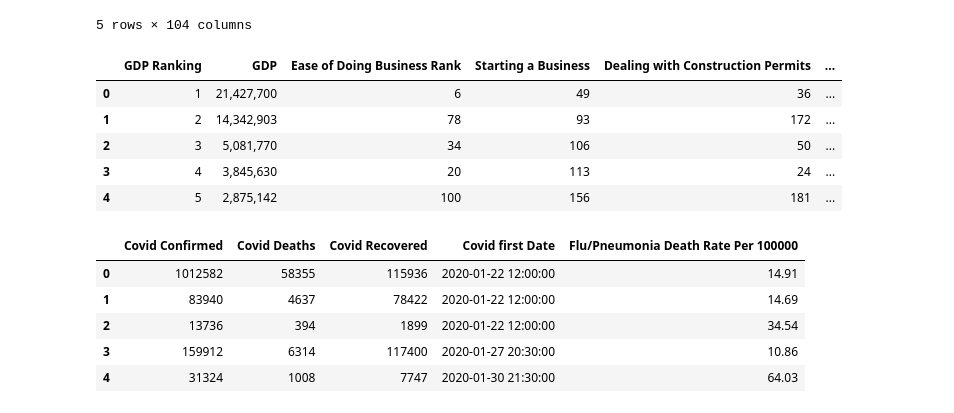
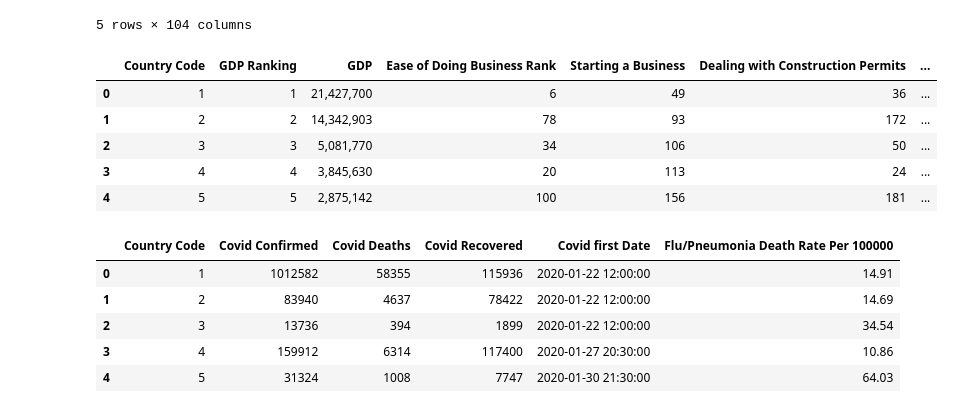
Before and after one commit to benwbarr/ETL-Project, a Jupyter notebook: DataSet1.ipynb, the cells around one changed output. Drawn from its saved outputs; the diff is of its cells as text; code cells hidden in the pictures.

Commit message:
Added country code to health and economy df's

```diff
--- a/DataSet1.ipynb
+++ b/DataSet1.ipynb
@@ -276,24 +276,26 @@ data_merge.head()
 # %%
 Economy = data_merge.drop(data_merge.columns[[0,]], axis = 1)
 Final_Economy = Economy.drop(Economy.columns.to_series()["Population Rank":"Flu/Pneumonia Death Rate Per 100000"], axis=1)
+Final_Economy.insert(0, 'Country Code', range(1, 1 + len(Final_Economy)))
 Final_Economy.head()
 # %% [output]
-|  | GDP Ranking | GDP | Ease of Doing Business Rank | Starting a Business | Dealing with Construction Permits | ... |
-| 0 | 1 | 21,427,700 | 6 | 49 | 36 | ... |
-| 1 | 2 | 14,342,903 | 78 | 93 | 172 | ... |
-| 2 | 3 | 5,081,770 | 34 | 106 | 50 | ... |
-| 3 | 4 | 3,845,630 | 20 | 113 | 24 | ... |
-| 4 | 5 | 2,875,142 | 100 | 156 | 181 | ... |
+|  | Country Code | GDP Ranking | GDP | Ease of Doing Business Rank | Starting a Business | Dealing with Construction Permits | ... |
+| 0 | 1 | 1 | 21,427,700 | 6 | 49 | 36 | ... |
+| 1 | 2 | 2 | 14,342,903 | 78 | 93 | 172 | ... |
+| 2 | 3 | 3 | 5,081,770 | 34 | 106 | 50 | ... |
+| 3 | 4 | 4 | 3,845,630 | 20 | 113 | 24 | ... |
+| 4 | 5 | 5 | 2,875,142 | 100 | 156 | 181 | ... |
 # %%
 Final_Health =   data_merge.drop(data_merge.columns.to_series()["Country":"Year_y.2"], axis=1)
+Final_Health.insert(0, 'Country Code', range(1, 1 + len(Final_Health)))
 Final_Health.head()
 # %% [output]
-|  | Covid Confirmed | Covid Deaths | Covid Recovered | Covid first Date | Flu/Pneumonia Death Rate Per 100000 |
-| 0 | 1012582 | 58355 | 115936 | 2020-01-22 12:00:00 | 14.91 |
-| 1 | 83940 | 4637 | 78422 | 2020-01-22 12:00:00 | 14.69 |
-| 2 | 13736 | 394 | 1899 | 2020-01-22 12:00:00 | 34.54 |
-| 3 | 159912 | 6314 | 117400 | 2020-01-27 20:30:00 | 10.86 |
-| 4 | 31324 | 1008 | 7747 | 2020-01-30 21:30:00 | 64.03 |
+|  | Country Code | Covid Confirmed | Covid Deaths | Covid Recovered | Covid first Date | Flu/Pneumonia Death Rate Per 100000 |
+| 0 | 1 | 1012582 | 58355 | 115936 | 2020-01-22 12:00:00 | 14.91 |
+| 1 | 2 | 83940 | 4637 | 78422 | 2020-01-22 12:00:00 | 14.69 |
+| 2 | 3 | 13736 | 394 | 1899 | 2020-01-22 12:00:00 | 34.54 |
+| 3 | 4 | 159912 | 6314 | 117400 | 2020-01-27 20:30:00 | 10.86 |
+| 4 | 5 | 31324 | 1008 | 7747 | 2020-01-30 21:30:00 | 64.03 |
 # %%
 Final_Economy.to_csv("Resources\Economy_Data.csv")
 # %%
```
Also changed, not shown: 2 other files.
